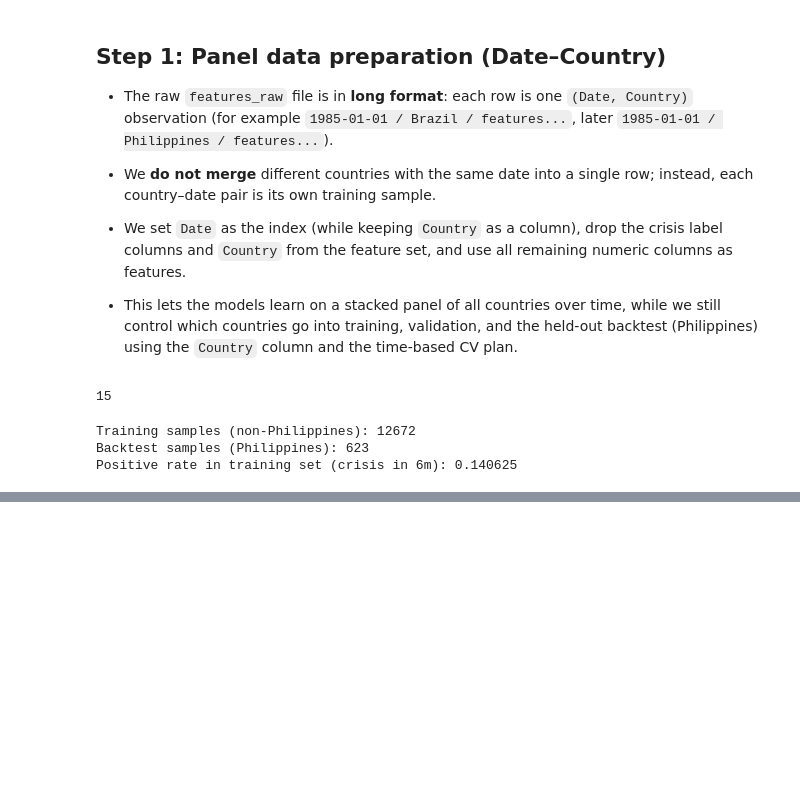
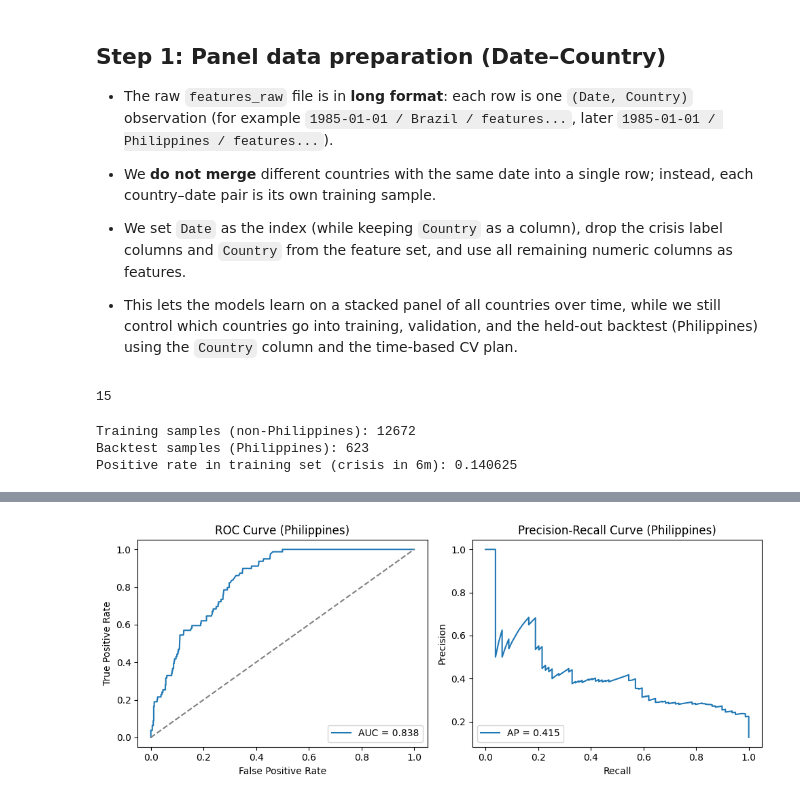
Before and after one commit to usman3656/data-science-2026-data-collection, a Jupyter notebook: training.ipynb, the cells around one changed output, grey strips where cells are left out. Cells and saved outputs as stored; diff of their text form; code cells hidden in the pictures; blank space fills up the shorter version.

```diff
--- a/training.ipynb
+++ b/training.ipynb
@@ -162,0 +218,34 @@ NameError: name 'study' is not defined
+# %%
+from sklearn.metrics import roc_curve, auc, precision_recall_curve, average_precision_score
+
+# ------------------------------------------------------------------
+# ROC and Precision-Recall curves for Philippines backtest
+# ------------------------------------------------------------------
+fpr, tpr, _ = roc_curve(y_backtest, y_backtest_proba)
+roc_auc = auc(fpr, tpr)
+
+precision, recall, _ = precision_recall_curve(y_backtest, y_backtest_proba)
+pr_auc = average_precision_score(y_backtest, y_backtest_proba)
+
+fig, axes = plt.subplots(1, 2, figsize=(10, 4))
+
+# ROC curve
+axes[0].plot(fpr, tpr, label=f"AUC = {roc_auc:.3f}")
+axes[0].plot([0, 1], [0, 1], linestyle="--", color="gray")
+axes[0].set_title("ROC Curve (Philippines)")
+axes[0].set_xlabel("False Positive Rate")
+axes[0].set_ylabel("True Positive Rate")
+axes[0].legend(loc="lower right")
+
+# Precision-Recall curve
+axes[1].plot(recall, precision, label=f"AP = {pr_auc:.3f}")
+axes[1].set_title("Precision-Recall Curve (Philippines)")
+axes[1].set_xlabel("Recall")
+axes[1].set_ylabel("Precision")
+axes[1].legend(loc="lower left")
+
+plt.tight_layout()
+plt.savefig("plots/roc_pr_curves_philippines.png", dpi=150, bbox_inches="tight")
+plt.show()
+# %% [output]
+[figure, added]
```
Also changed, not shown: parts of 4 cells of this notebook.
